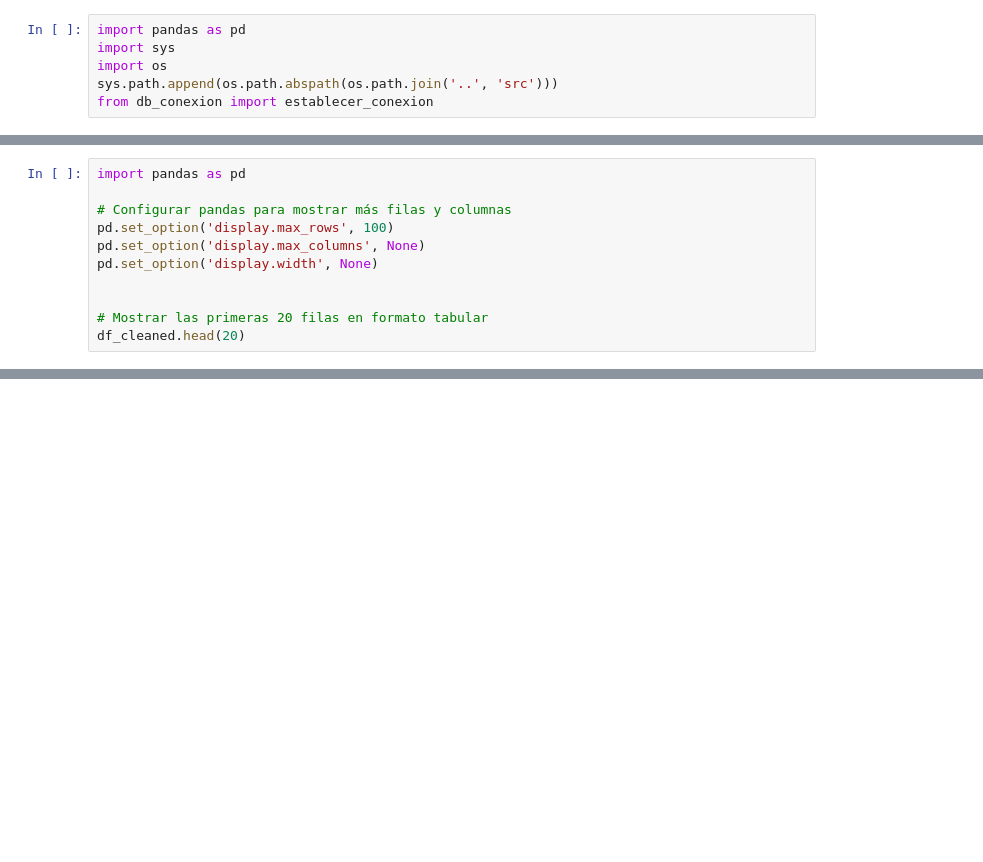
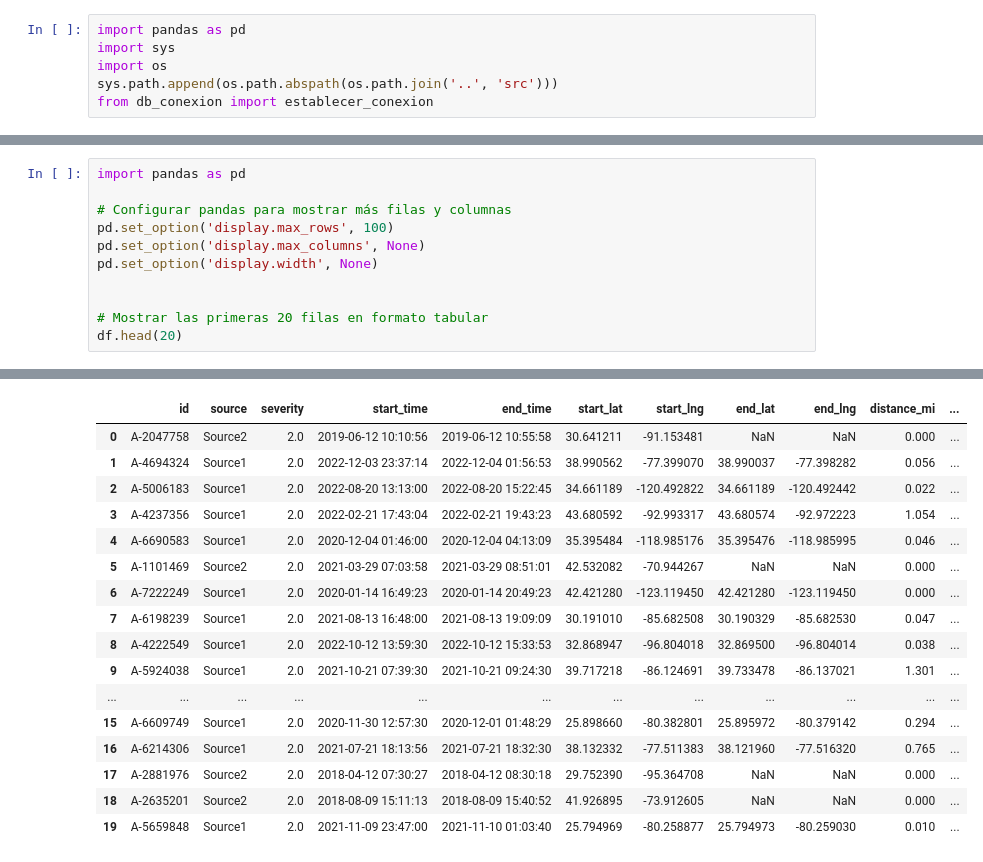
Before and after one commit to willyoung21/Accidents_usa, a Jupyter notebook: Notebooks/etl_cleaning.ipynb, the cells around one changed output, grey strips where cells are left out. Saved outputs shown, nothing was run; the diff lists cells and outputs as text; blank space fills up the shorter version.

```diff
--- a/Notebooks/etl_cleaning.ipynb
+++ b/Notebooks/etl_cleaning.ipynb
@@ -22,5 +24,5 @@ pd.set_option('display.width', None)
 
 
 # Mostrar las primeras 20 filas en formato tabular
-df_cleaned.head(20)
+df.head(20)
 # %% [output]
@@ -44,3 +29,20 @@ df_cleaned.head(20)
+|  | id | source | severity | start_time | end_time | start_lat | start_lng | end_lat | end_lng | distance_mi | ... |
+| 0 | A-2047758 | Source2 | 2.0 | 2019-06-12 10:10:56 | 2019-06-12 10:55:58 | 30.641211 | -91.153481 | NaN | NaN | 0.000 | ... |
+| 1 | A-4694324 | Source1 | 2.0 | 2022-12-03 23:37:14 | 2022-12-04 01:56:53 | 38.990562 | -77.399070 | 38.990037 | -77.398282 | 0.056 | ... |
+| 2 | A-5006183 | Source1 | 2.0 | 2022-08-20 13:13:00 | 2022-08-20 15:22:45 | 34.661189 | -120.492822 | 34.661189 | -120.492442 | 0.022 | ... |
+| 3 | A-4237356 | Source1 | 2.0 | 2022-02-21 17:43:04 | 2022-02-21 19:43:23 | 43.680592 | -92.993317 | 43.680574 | -92.972223 | 1.054 | ... |
+| 4 | A-6690583 | Source1 | 2.0 | 2020-12-04 01:46:00 | 2020-12-04 04:13:09 | 35.395484 | -118.985176 | 35.395476 | -118.985995 | 0.046 | ... |
+| 5 | A-1101469 | Source2 | 2.0 | 2021-03-29 07:03:58 | 2021-03-29 08:51:01 | 42.532082 | -70.944267 | NaN | NaN | 0.000 | ... |
+| 6 | A-7222249 | Source1 | 2.0 | 2020-01-14 16:49:23 | 2020-01-14 20:49:23 | 42.421280 | -123.119450 | 42.421280 | -123.119450 | 0.000 | ... |
+| 7 | A-6198239 | Source1 | 2.0 | 2021-08-13 16:48:00 | 2021-08-13 19:09:09 | 30.191010 | -85.682508 | 30.190329 | -85.682530 | 0.047 | ... |
+| 8 | A-4222549 | Source1 | 2.0 | 2022-10-12 13:59:30 | 2022-10-12 15:33:53 | 32.868947 | -96.804018 | 32.869500 | -96.804014 | 0.038 | ... |
+| 9 | A-5924038 | Source1 | 2.0 | 2021-10-21 07:39:30 | 2021-10-21 09:24:30 | 39.717218 | -86.124691 | 39.733478 | -86.137021 | 1.301 | ... |
+| ... | ... | ... | ... | ... | ... | ... | ... | ... | ... | ... | ... |
+| 15 | A-6609749 | Source1 | 2.0 | 2020-11-30 12:57:30 | 2020-12-01 01:48:29 | 25.898660 | -80.382801 | 25.895972 | -80.379142 | 0.294 | ... |
+| 16 | A-6214306 | Source1 | 2.0 | 2021-07-21 18:13:56 | 2021-07-21 18:32:30 | 38.132332 | -77.511383 | 38.121960 | -77.516320 | 0.765 | ... |
+| 17 | A-2881976 | Source2 | 2.0 | 2018-04-12 07:30:27 | 2018-04-12 08:30:18 | 29.752390 | -95.364708 | NaN | NaN | 0.000 | ... |
+| 18 | A-2635201 | Source2 | 2.0 | 2018-08-09 15:11:13 | 2018-08-09 15:40:52 | 41.926895 | -73.912605 | NaN | NaN | 0.000 | ... |
+| 19 | A-5659848 | Source1 | 2.0 | 2021-11-09 23:47:00 | 2021-11-10 01:03:40 | 25.794969 | -80.258877 | 25.794973 | -80.259030 | 0.010 | ... |
 # %%
 import pandas as pd
 
```
Also changed, not shown: parts of 3 cells of this notebook, 1 other file.
